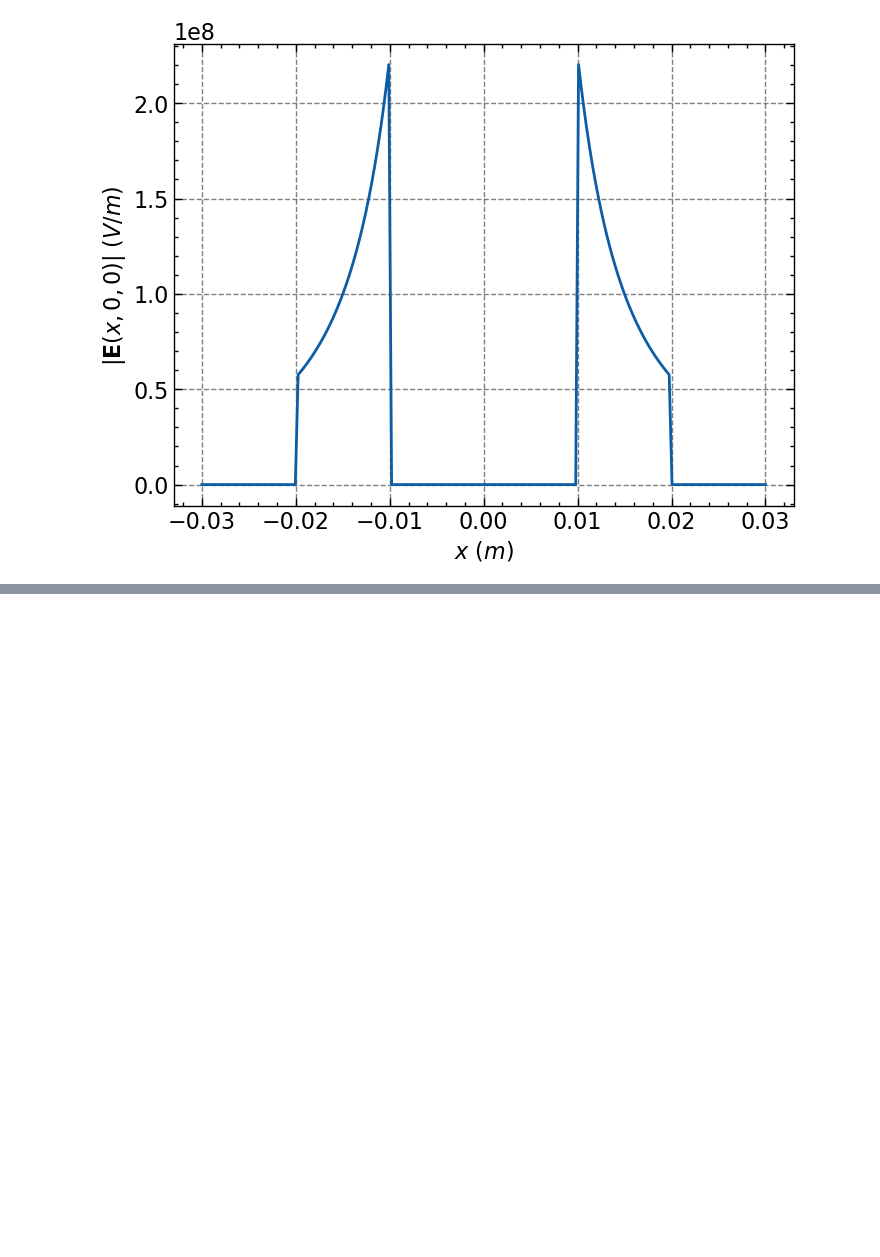
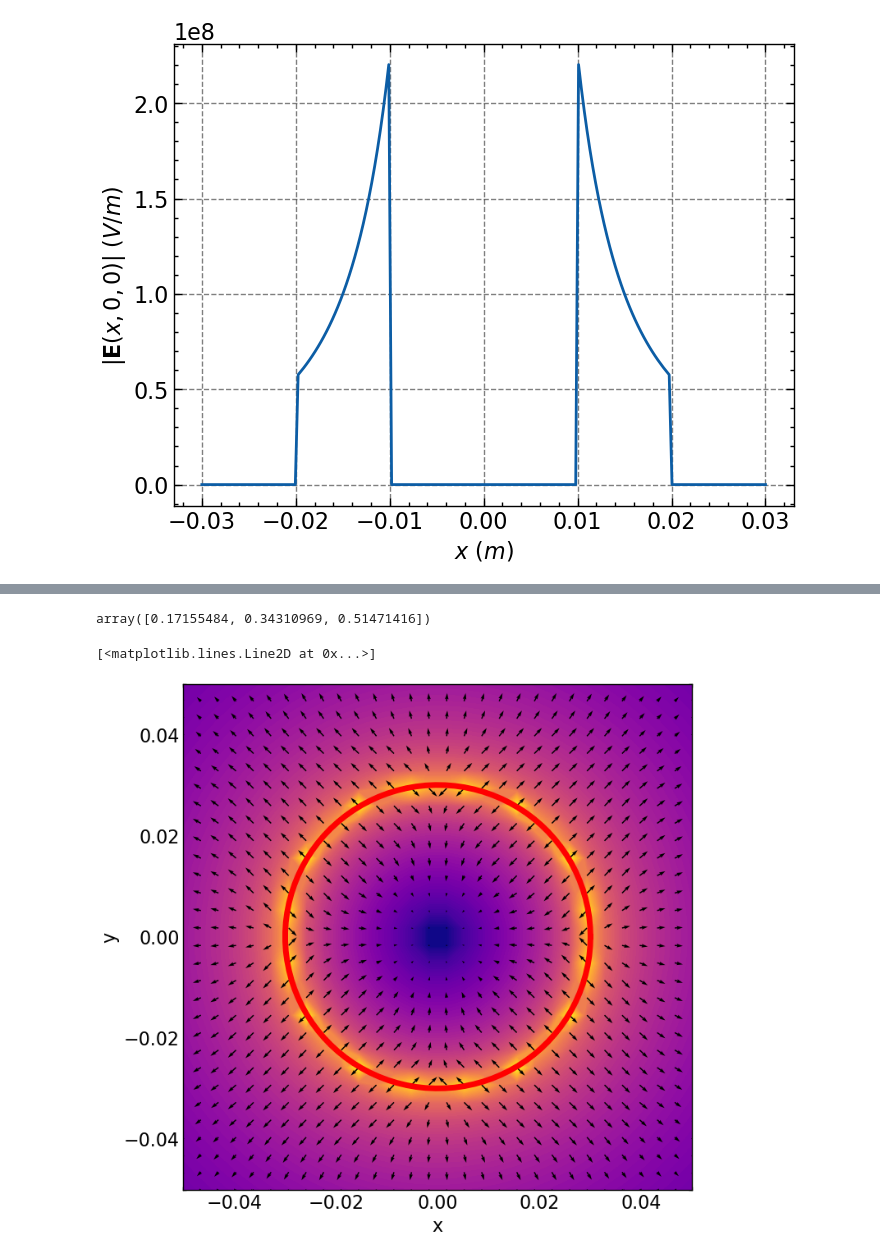
Before and after one commit to nayot/emag, a Jupyter notebook: E_Field_bounded_charge-HW-solution.ipynb, the cells around one changed output, grey strips where cells are left out. Cells and saved outputs as stored; diff of their text form; code cells hidden in the pictures; blank space fills up the shorter version.

```diff
--- a/E_Field_bounded_charge-HW-solution.ipynb
+++ b/E_Field_bounded_charge-HW-solution.ipynb
@@ -120,0 +137,4 @@ from scipy.integrate import dblquad
+# %%
+Q = 1e-9
+rho_l = Q / (2. * pi * a)
+rho_l
@@ -120,0 +143,5 @@ from scipy.integrate import dblquad
+# %%
+dqdphi = rho_l * a
+
+dEdphi = dqdphi / (4. * pi * epsilon_0) * R / R.norm()**3
+dEdphi
@@ -120,0 +150,29 @@ from scipy.integrate import dblquad
+# %%
+integrand_x = smp.lambdify([phi, x, y, z], dEdphi[0])
+integrand_y = smp.lambdify([phi, x, y, z], dEdphi[1])
+integrand_z = smp.lambdify([phi, x, y, z], dEdphi[2])
+# %%
+def E(x, y, z):
+    Ex = quad(integrand_x, 0., 2. * pi, args=(x, y, z))[0]
+    Ey = quad(integrand_y, 0., 2. * pi, args=(x, y, z))[0]
+    Ez = quad(integrand_z, 0., 2. * pi, args=(x, y, z))[0]
+    return np.array([Ex, Ey, Ez])
+
+E(1, 2, 3)
+# %% [output]
+array([0.17155484, 0.34310969, 0.51471416])
+# %%
+# 2D plot กรณี z = 0
+def E2D(x, y):
+    return E(x, y, 0.)[:2]
+
+fig = plt.figure(figsize=[8, 8])
+field_plot(E2D, x_min=-5e-2, x_max=5e-2, y_min=-5e-2, y_max=5e-2, num_grids=30, contour=True)
+
+t = np.linspace(0, 2. * pi, 100)
+X = 3e-2 * np.cos(t)
+Y = 3e-2 * np.sin(t)
+plt.plot(X, Y, color='r', linewidth=5)
+# %% [output]
+[<matplotlib.lines.Line2D at 0x...>]
+[figure, added]
```
Also changed, not shown: parts of 4 cells of this notebook.
